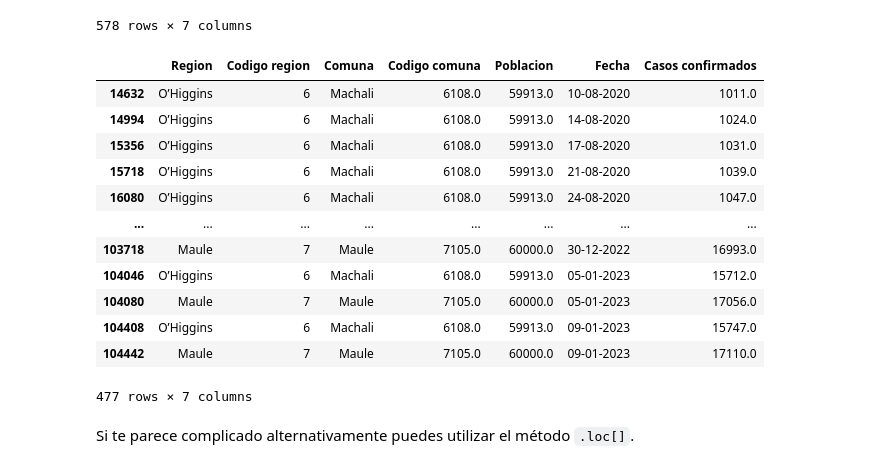
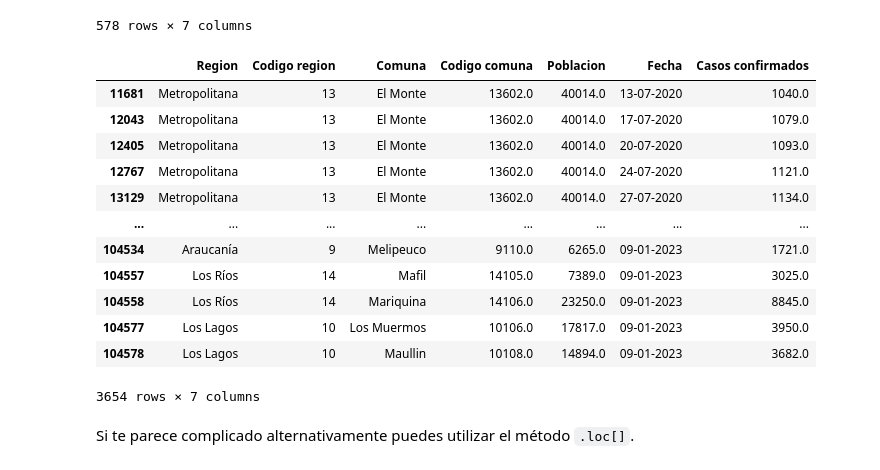
Before and after one commit to AlejandroVillazonG/ayudantias_MAT281, a Jupyter notebook: ayudantias_2023/Ayud3_MAT281_pandas_1.ipynb, the cells around one changed output. Saved outputs shown, nothing was run; the diff lists cells and outputs as text; code cells hidden in the pictures.

```diff
--- a/ayudantias_2023/Ayud3_MAT281_pandas_1.ipynb
+++ b/ayudantias_2023/Ayud3_MAT281_pandas_1.ipynb
@@ -736,30 +732,30 @@ covid.query("Region == 'Magallanes' & (Comuna == 'Antartica' | Comuna == 'Rio Ve
 | 104613 | Magallanes | 12 | Rio Verde | 12103.0 | 211.0 | 09-01-2023 | 50.0 |
 578 rows × 7 columns
 # %%
-min_poblacion = 50_000
+min_poblacion = 1_000
 max_poblacion = 100_000
 
 query_string = f"Comuna.str.contains('M') & {min_poblacion} <= Poblacion <= {max_poblacion} and `Casos confirmados` > 1_000"
 
 covid.query(query_string)
-# covid.query("Comuna.str.contains('M') and @min_poblacion <= Poblacion <= @max_poblacion and `Casos confirmados` > 1_000")
+#covid.query("Comuna.str.contains('M') and @min_poblacion <= Poblacion <= @max_poblacion and `Casos confirmados` > 1_000")
 
-# Las variables deben anteponerse con un @ (en algunos entornos no funciona como Colab)
+# Las variables deben anteponerse con un @
 # Como la columna 'Casos confirmados' contiene un espacio entremedio, debemos encerrarla entre comillas inversas.
 # %% [output]
 |  | Region | Codigo region | Comuna | Codigo comuna | Poblacion | Fecha | Casos confirmados |
-| 14632 | O’Higgins | 6 | Machali | 6108.0 | 59913.0 | 10-08-2020 | 1011.0 |
-| 14994 | O’Higgins | 6 | Machali | 6108.0 | 59913.0 | 14-08-2020 | 1024.0 |
-| 15356 | O’Higgins | 6 | Machali | 6108.0 | 59913.0 | 17-08-2020 | 1031.0 |
-| 15718 | O’Higgins | 6 | Machali | 6108.0 | 59913.0 | 21-08-2020 | 1039.0 |
-| 16080 | O’Higgins | 6 | Machali | 6108.0 | 59913.0 | 24-08-2020 | 1047.0 |
+| 11681 | Metropolitana | 13 | El Monte | 13602.0 | 40014.0 | 13-07-2020 | 1040.0 |
+| 12043 | Metropolitana | 13 | El Monte | 13602.0 | 40014.0 | 17-07-2020 | 1079.0 |
+| 12405 | Metropolitana | 13 | El Monte | 13602.0 | 40014.0 | 20-07-2020 | 1093.0 |
+| 12767 | Metropolitana | 13 | El Monte | 13602.0 | 40014.0 | 24-07-2020 | 1121.0 |
+| 13129 | Metropolitana | 13 | El Monte | 13602.0 | 40014.0 | 27-07-2020 | 1134.0 |
 | ... | ... | ... | ... | ... | ... | ... | ... |
-| 103718 | Maule | 7 | Maule | 7105.0 | 60000.0 | 30-12-2022 | 16993.0 |
-| 104046 | O’Higgins | 6 | Machali | 6108.0 | 59913.0 | 05-01-2023 | 15712.0 |
-| 104080 | Maule | 7 | Maule | 7105.0 | 60000.0 | 05-01-2023 | 17056.0 |
-| 104408 | O’Higgins | 6 | Machali | 6108.0 | 59913.0 | 09-01-2023 | 15747.0 |
-| 104442 | Maule | 7 | Maule | 7105.0 | 60000.0 | 09-01-2023 | 17110.0 |
+| 104534 | Araucanía | 9 | Melipeuco | 9110.0 | 6265.0 | 09-01-2023 | 1721.0 |
+| 104557 | Los Ríos | 14 | Mafil | 14105.0 | 7389.0 | 09-01-2023 | 3025.0 |
+| 104558 | Los Ríos | 14 | Mariquina | 14106.0 | 23250.0 | 09-01-2023 | 8845.0 |
+| 104577 | Los Lagos | 10 | Los Muermos | 10106.0 | 17817.0 | 09-01-2023 | 3950.0 |
+| 104578 | Los Lagos | 10 | Maullin | 10108.0 | 14894.0 | 09-01-2023 | 3682.0 |
-477 rows × 7 columns
+3654 rows × 7 columns
 # %% [markdown]
 Si te parece complicado alternativamente puedes utilizar el método `.loc[]`.
 # %%
```
Also changed, not shown: parts of 16 cells of this notebook.
